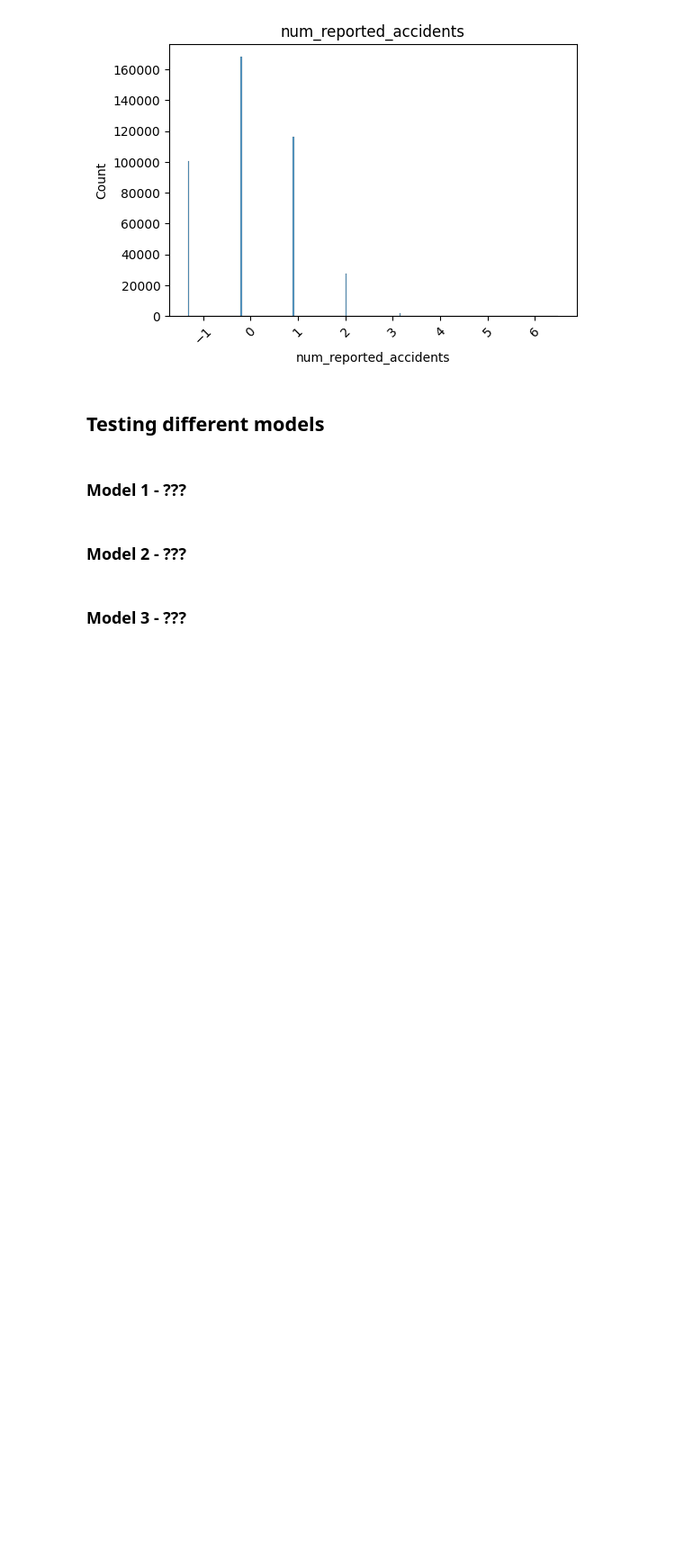
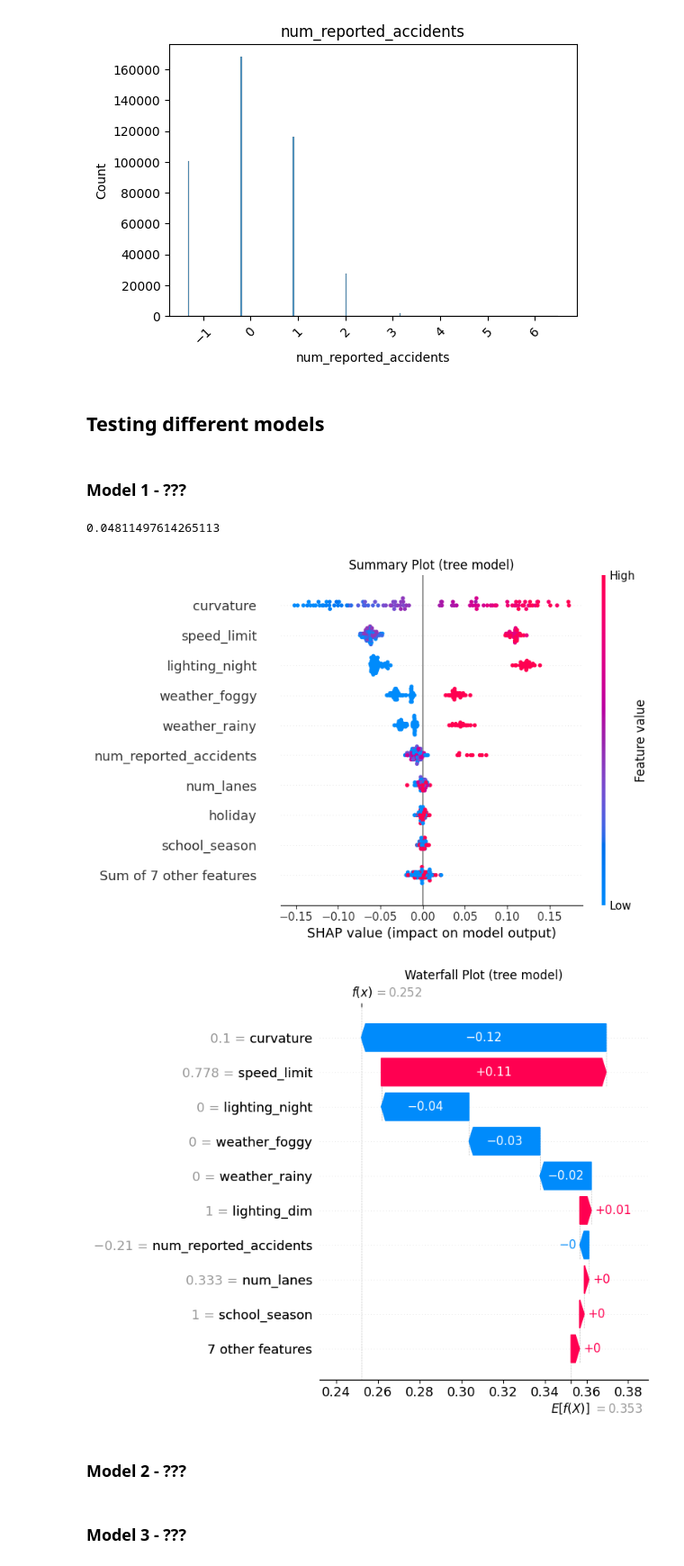
Before and after one commit to RandomNoobster/Predicting-Road-Accident-Risk, a Jupyter notebook: main.ipynb, the cells around one changed output. Shown at 90% size. Cells and saved outputs as stored; diff of their text form; code cells hidden in the pictures; blank space fills up the shorter version.

Commit message:
Working base model analysis!

```diff
--- a/main.ipynb
+++ b/main.ipynb
@@ -137,11 +154,22 @@ plot_frequencies(X_train[features_to_standardize])
 # %% [markdown]
 ### Model 1 - ???
 # %%
-model = new_model(blalalala parametre her blablabla)
+from sklearn.metrics import mean_absolute_error
 
+base_model = BaselineModel()
 
+base_model.fit(X_train, Y_train)
 
-explain_model_with_shap(model, X_test)
+Y_predictions = base_model.predict(X_test)
+mae = mean_absolute_error(Y_test, Y_predictions)
+print(mae)
+# %% [output]
+0.04811497614265113
+# %%
+explain_model_with_shap(base_model.model, X_test.sample(n=100, random_state=42), model_type="tree")
+# %% [output]
+[figure, added]
+[figure, added]
 # %% [markdown]
 ### Model 2 - ???
 # %% [markdown]
```
Also changed, not shown: parts of 1 cell of this notebook, 1 other file.
